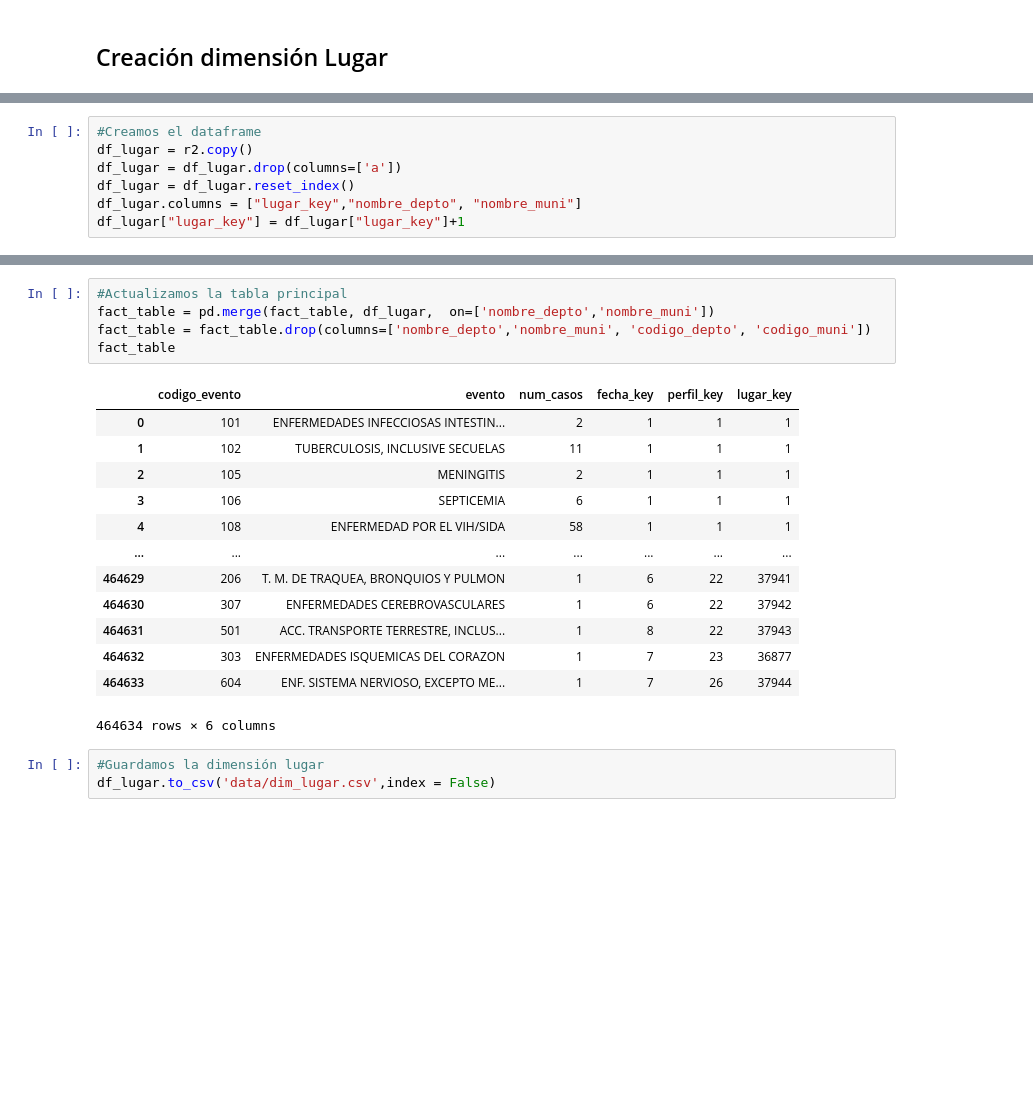
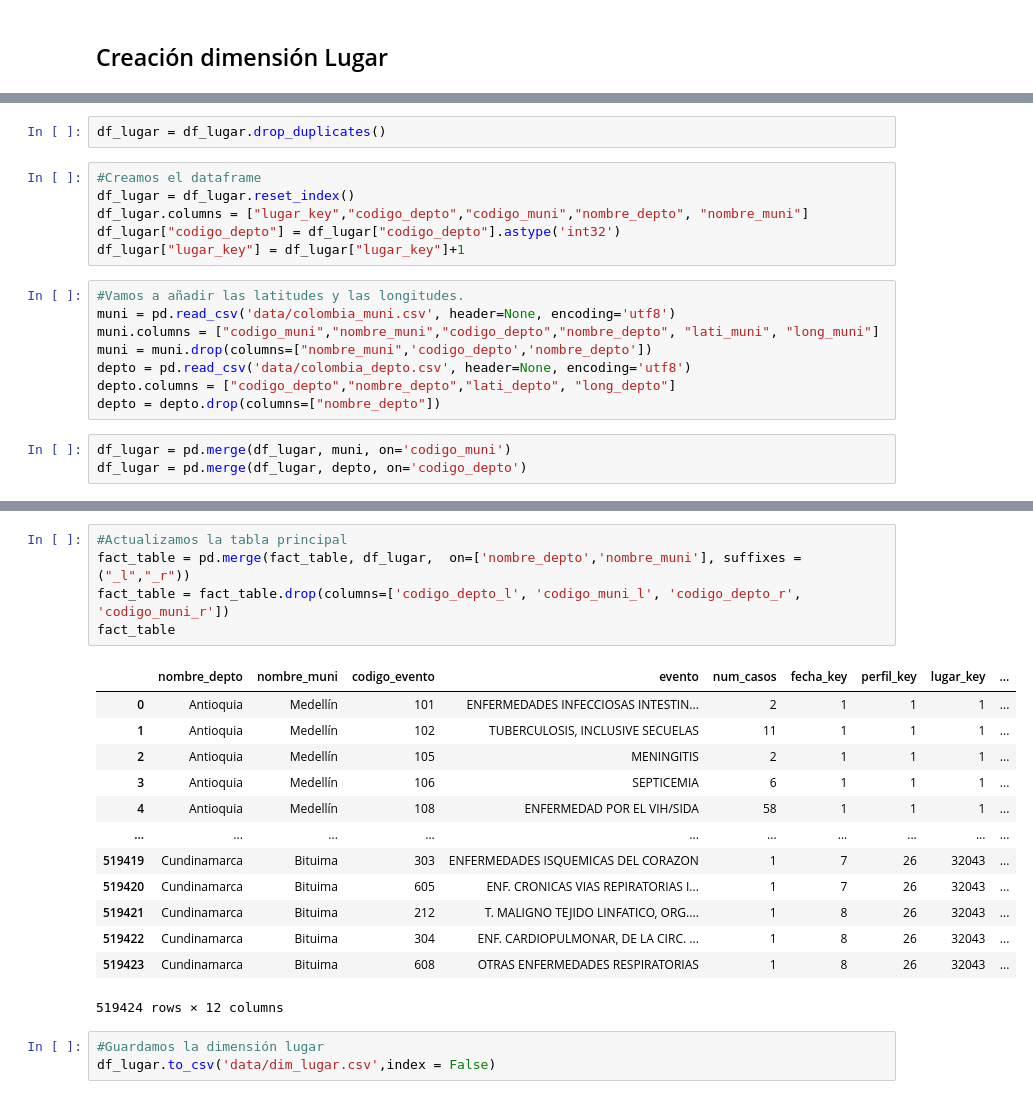
Before and after one commit to Repositorios-ISIS/ISIS-3301-P2, a Jupyter notebook: proyecto2.ipynb, the cells around one changed output, grey strips where cells are left out. Cells and saved outputs as stored; diff of their text form; blank space fills up the shorter version.

```diff
--- a/proyecto2.ipynb
+++ b/proyecto2.ipynb
@@ -320,8 +308,20 @@ r2.head(5)
+# %%
+df_lugar = df_lugar.drop_duplicates()
 # %%
 #Creamos el dataframe
-df_lugar = r2.copy()
-df_lugar = df_lugar.drop(columns=['a'])
 df_lugar = df_lugar.reset_index()
-df_lugar.columns = ["lugar_key","nombre_depto", "nombre_muni"]
+df_lugar.columns = ["lugar_key","codigo_depto","codigo_muni","nombre_depto", "nombre_muni"]
+df_lugar["codigo_depto"] = df_lugar["codigo_depto"].astype('int32')
 df_lugar["lugar_key"] = df_lugar["lugar_key"]+1
+# %%
+#Vamos a añadir las latitudes y las longitudes.
+muni = pd.read_csv('data/colombia_muni.csv', header=None, encoding='utf8')
+muni.columns = ["codigo_muni","nombre_muni","codigo_depto","nombre_depto", "lati_muni", "long_muni"]
+muni = muni.drop(columns=["nombre_muni",'codigo_depto','nombre_depto'])
+depto = pd.read_csv('data/colombia_depto.csv', header=None, encoding='utf8')
+depto.columns = ["codigo_depto","nombre_depto","lati_depto", "long_depto"]
+depto = depto.drop(columns=["nombre_depto"])
+# %%
+df_lugar = pd.merge(df_lugar, muni, on='codigo_muni')
+df_lugar = pd.merge(df_lugar, depto, on='codigo_depto')
 # %%
@@ -336,22 +343,22 @@ df_lugar.head(5)
 # %%
 #Actualizamos la tabla principal
-fact_table = pd.merge(fact_table, df_lugar,  on=['nombre_depto','nombre_muni'])
-fact_table = fact_table.drop(columns=['nombre_depto','nombre_muni', 'codigo_depto', 'codigo_muni'])
+fact_table = pd.merge(fact_table, df_lugar,  on=['nombre_depto','nombre_muni'], suffixes = ("_l","_r"))
+fact_table = fact_table.drop(columns=['codigo_depto_l', 'codigo_muni_l', 'codigo_depto_r', 'codigo_muni_r'])
 fact_table
 # %% [output]
-|  | codigo_evento | evento | num_casos | fecha_key | perfil_key | lugar_key |
-| 0 | 101 | ENFERMEDADES INFECCIOSAS INTESTIN... | 2 | 1 | 1 | 1 |
-| 1 | 102 | TUBERCULOSIS, INCLUSIVE SECUELAS | 11 | 1 | 1 | 1 |
-| 2 | 105 | MENINGITIS | 2 | 1 | 1 | 1 |
-| 3 | 106 | SEPTICEMIA | 6 | 1 | 1 | 1 |
-| 4 | 108 | ENFERMEDAD POR EL VIH/SIDA | 58 | 1 | 1 | 1 |
-| ... | ... | ... | ... | ... | ... | ... |
-| 464629 | 206 | T. M. DE TRAQUEA, BRONQUIOS Y PULMON | 1 | 6 | 22 | 37941 |
-| 464630 | 307 | ENFERMEDADES CEREBROVASCULARES | 1 | 6 | 22 | 37942 |
-| 464631 | 501 | ACC. TRANSPORTE TERRESTRE, INCLUS... | 1 | 8 | 22 | 37943 |
-| 464632 | 303 | ENFERMEDADES ISQUEMICAS DEL CORAZON | 1 | 7 | 23 | 36877 |
-| 464633 | 604 | ENF. SISTEMA NERVIOSO, EXCEPTO ME... | 1 | 7 | 26 | 37944 |
+|  | nombre_depto | nombre_muni | codigo_evento | evento | num_casos | fecha_key | perfil_key | lugar_key | ... |
+| 0 | Antioquia | Medellín | 101 | ENFERMEDADES INFECCIOSAS INTESTIN... | 2 | 1 | 1 | 1 | ... |
+| 1 | Antioquia | Medellín | 102 | TUBERCULOSIS, INCLUSIVE SECUELAS | 11 | 1 | 1 | 1 | ... |
+| 2 | Antioquia | Medellín | 105 | MENINGITIS | 2 | 1 | 1 | 1 | ... |
+| 3 | Antioquia | Medellín | 106 | SEPTICEMIA | 6 | 1 | 1 | 1 | ... |
+| 4 | Antioquia | Medellín | 108 | ENFERMEDAD POR EL VIH/SIDA | 58 | 1 | 1 | 1 | ... |
+| ... | ... | ... | ... | ... | ... | ... | ... | ... | ... |
+| 519419 | Cundinamarca | Bituima | 303 | ENFERMEDADES ISQUEMICAS DEL CORAZON | 1 | 7 | 26 | 32043 | ... |
+| 519420 | Cundinamarca | Bituima | 605 | ENF. CRONICAS VIAS REPIRATORIAS I... | 1 | 7 | 26 | 32043 | ... |
+| 519421 | Cundinamarca | Bituima | 212 | T. MALIGNO TEJIDO LINFATICO, ORG.... | 1 | 8 | 26 | 32043 | ... |
+| 519422 | Cundinamarca | Bituima | 304 | ENF. CARDIOPULMONAR, DE LA CIRC. ... | 1 | 8 | 26 | 32043 | ... |
+| 519423 | Cundinamarca | Bituima | 608 | OTRAS ENFERMEDADES RESPIRATORIAS | 1 | 8 | 26 | 32043 | ... |
-464634 rows × 6 columns
+519424 rows × 12 columns
 # %%
 #Guardamos la dimensión lugar
 df_lugar.to_csv('data/dim_lugar.csv',index = False)
```
Also changed, not shown: parts of 5 cells of this notebook, 2 other files.
